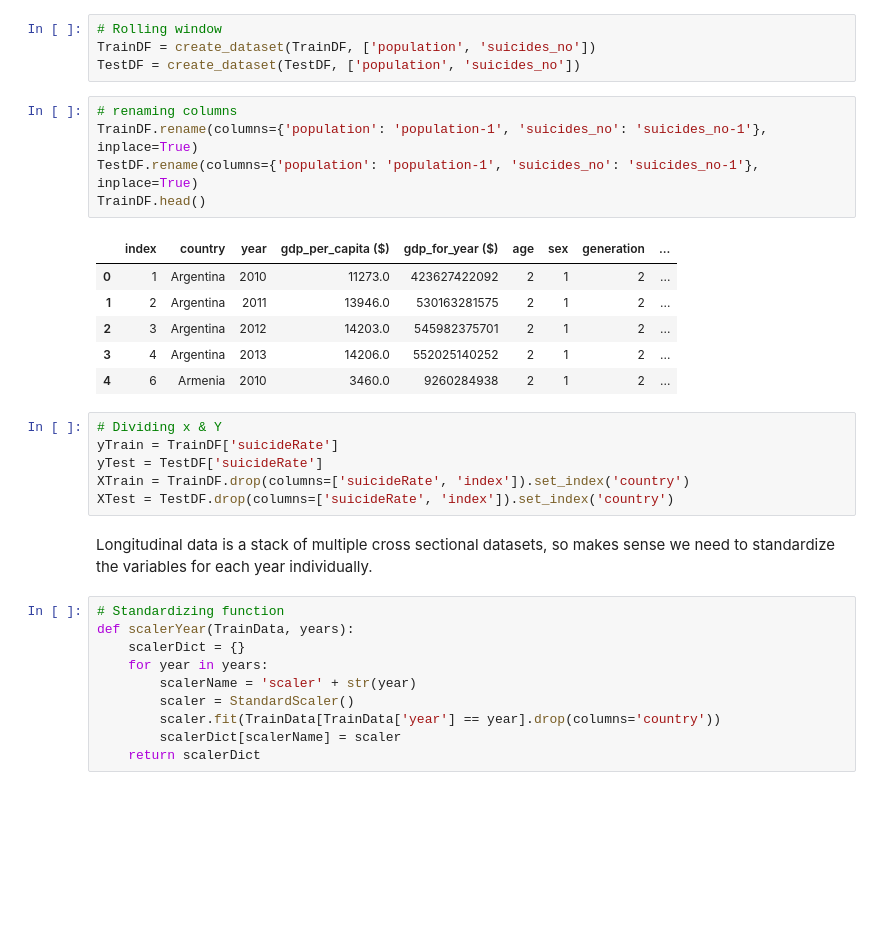
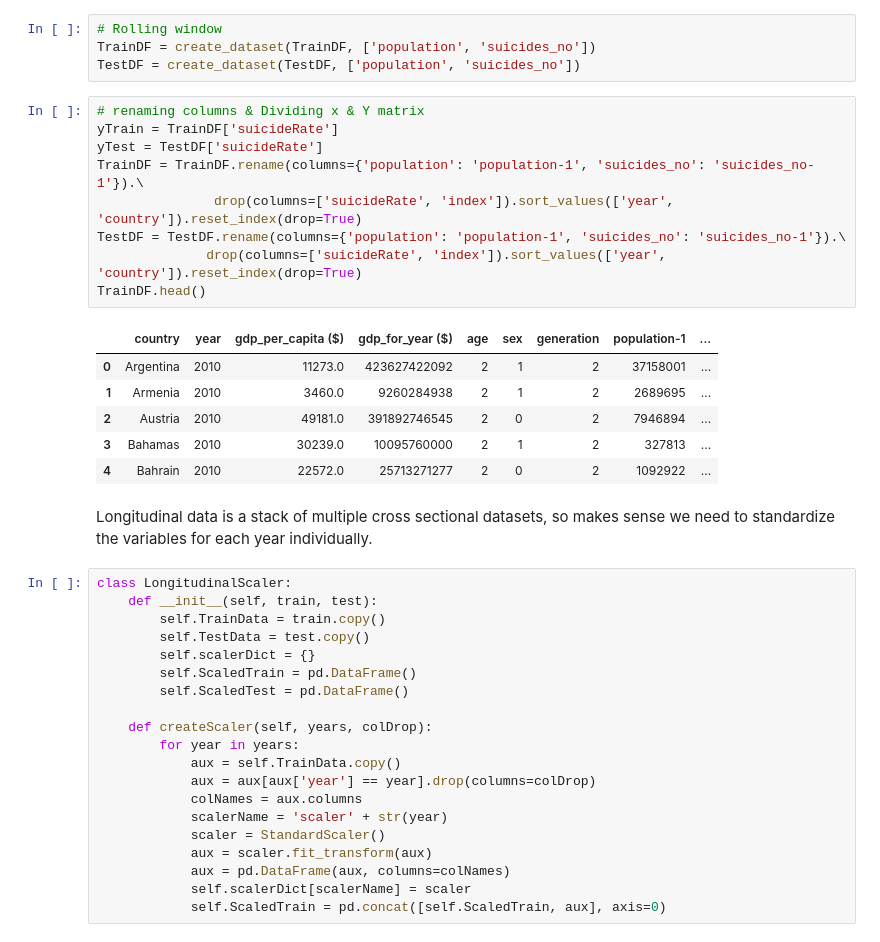
Before and after one commit to j220493/panelDataModelling, a Jupyter notebook: 2. Data Preparation.ipynb, the cells around one changed output. Cells and saved outputs as stored; diff of their text form; blank space fills up the shorter version.

Commit message:
Creating class for panel data scaling

```diff
--- a/2. Data Preparation.ipynb
+++ b/2. Data Preparation.ipynb
@@ -189,32 +189,40 @@ def create_dataset(data, columns):
 TrainDF = create_dataset(TrainDF, ['population', 'suicides_no'])
 TestDF = create_dataset(TestDF, ['population', 'suicides_no'])
 # %%
-# renaming columns
-TrainDF.rename(columns={'population': 'population-1', 'suicides_no': 'suicides_no-1'}, inplace=True)
-TestDF.rename(columns={'population': 'population-1', 'suicides_no': 'suicides_no-1'}, inplace=True)
+# renaming columns & Dividing x & Y matrix
+yTrain = TrainDF['suicideRate']
+yTest = TestDF['suicideRate']
+TrainDF = TrainDF.rename(columns={'population': 'population-1', 'suicides_no': 'suicides_no-1'}).\
+               drop(columns=['suicideRate', 'index']).sort_values(['year', 'country']).reset_index(drop=True)
+TestDF = TestDF.rename(columns={'population': 'population-1', 'suicides_no': 'suicides_no-1'}).\
+              drop(columns=['suicideRate', 'index']).sort_values(['year', 'country']).reset_index(drop=True)
 TrainDF.head()
 # %% [output]
-|  | index | country | year | gdp_per_capita ($) | gdp_for_year ($) | age | sex | generation | ... |
-| 0 | 1 | Argentina | 2010 | 11273.0 | 423627422092 | 2 | 1 | 2 | ... |
-| 1 | 2 | Argentina | 2011 | 13946.0 | 530163281575 | 2 | 1 | 2 | ... |
-| 2 | 3 | Argentina | 2012 | 14203.0 | 545982375701 | 2 | 1 | 2 | ... |
-| 3 | 4 | Argentina | 2013 | 14206.0 | 552025140252 | 2 | 1 | 2 | ... |
-| 4 | 6 | Armenia | 2010 | 3460.0 | 9260284938 | 2 | 1 | 2 | ... |
+|  | country | year | gdp_per_capita ($) | gdp_for_year ($) | age | sex | generation | population-1 | ... |
+| 0 | Argentina | 2010 | 11273.0 | 423627422092 | 2 | 1 | 2 | 37158001 | ... |
+| 1 | Armenia | 2010 | 3460.0 | 9260284938 | 2 | 1 | 2 | 2689695 | ... |
+| 2 | Austria | 2010 | 49181.0 | 391892746545 | 2 | 0 | 2 | 7946894 | ... |
+| 3 | Bahamas | 2010 | 30239.0 | 10095760000 | 2 | 1 | 2 | 327813 | ... |
+| 4 | Bahrain | 2010 | 22572.0 | 25713271277 | 2 | 0 | 2 | 1092922 | ... |
-# %%
-# Dividing x & Y
-yTrain = TrainDF['suicideRate']
-yTest = TestDF['suicideRate']
-XTrain = TrainDF.drop(columns=['suicideRate', 'index']).set_index('country')
-XTest = TestDF.drop(columns=['suicideRate', 'index']).set_index('country')
-# %% [markdown]
-Longitudinal data is a stack of multiple cross sectional datasets, so makes sense we need to standardize the variables for each year individually.
+# %% [markdown]
+Longitudinal data is a stack of multiple cross sectional datasets, so makes sense we need to standardize the variables for each year individually.
 # %%
-# Standardizing function
-def scalerYear(TrainData, years):
-    scalerDict = {}
-    for year in years:
-        scalerName = 'scaler' + str(year)
-        scaler = StandardScaler()
-        scaler.fit(TrainData[TrainData['year'] == year].drop(columns='country'))
-        scalerDict[scalerName] = scaler
-    return scalerDict
+class LongitudinalScaler:
+    def __init__(self, train, test):
+        self.TrainData = train.copy()
+        self.TestData = test.copy()
+        self.scalerDict = {}
+        self.ScaledTrain = pd.DataFrame()
+        self.ScaledTest = pd.DataFrame()
+
+    def createScaler(self, years, colDrop):
+        for year in years:
+            aux = self.TrainData.copy()
+            aux = aux[aux['year'] == year].drop(columns=colDrop)
+            colNames = aux.columns
+            scalerName = 'scaler' + str(year)
+            scaler = StandardScaler()
+            aux = scaler.fit_transform(aux)
+            aux = pd.DataFrame(aux, columns=colNames)
+            self.scalerDict[scalerName] = scaler
+            self.ScaledTrain = pd.concat([self.ScaledTrain, aux], axis=0)
```
Also changed, not shown: parts of 4 cells of this notebook.
